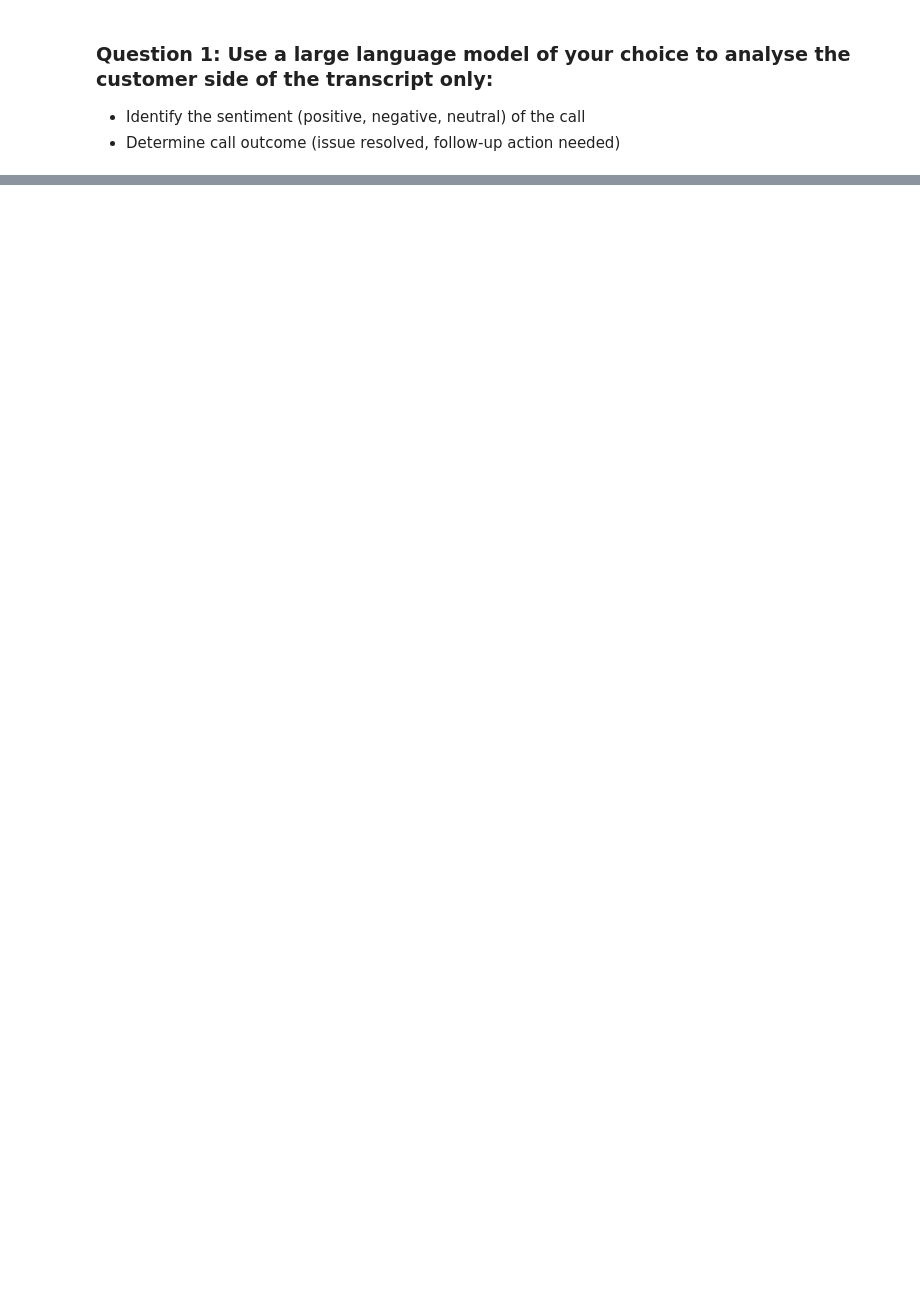
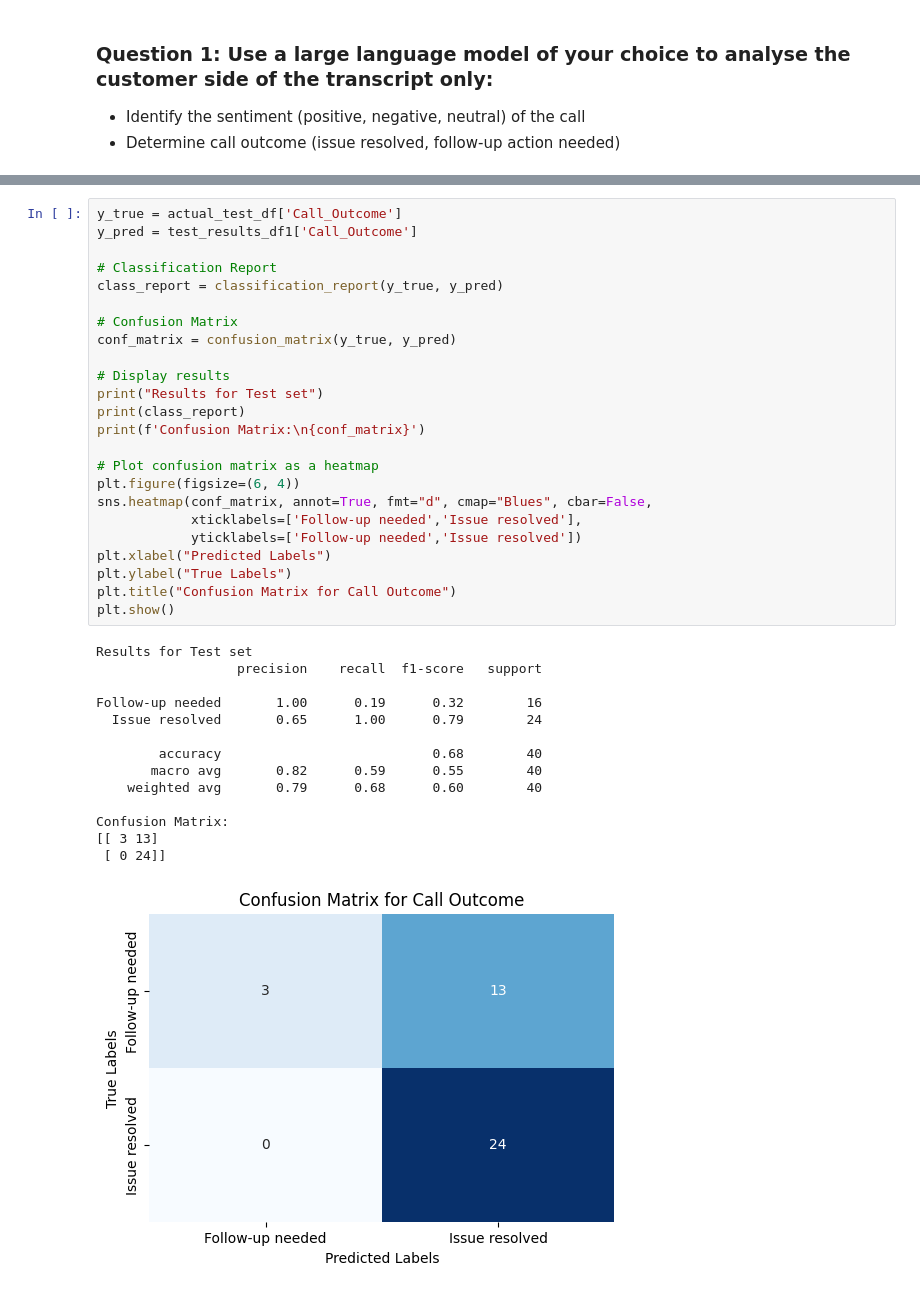
Before and after one commit to arpitmaheshwari213/AXA_LLM_Assignment, a Jupyter notebook: src/Transcript_Analysis_Using_LLM.ipynb, the cells around one changed output, grey strips where cells are left out. Drawn from its saved outputs; the diff is of its cells as text; blank space fills up the shorter version.

```diff
--- a/src/Transcript_Analysis_Using_LLM.ipynb
+++ b/src/Transcript_Analysis_Using_LLM.ipynb
@@ -228,0 +406,39 @@ result_df.to_csv("../test/LLM_output_160_199.csv",index=False)
+# %%
+y_true = actual_test_df['Call_Outcome']
+y_pred = test_results_df1['Call_Outcome']
+
+# Classification Report
+class_report = classification_report(y_true, y_pred)
+
+# Confusion Matrix
+conf_matrix = confusion_matrix(y_true, y_pred)
+
+# Display results
+print("Results for Test set")
+print(class_report)
+print(f'Confusion Matrix:\n{conf_matrix}')
+
+# Plot confusion matrix as a heatmap
+plt.figure(figsize=(6, 4))
+sns.heatmap(conf_matrix, annot=True, fmt="d", cmap="Blues", cbar=False,
+            xticklabels=['Follow-up needed','Issue resolved'],
+            yticklabels=['Follow-up needed','Issue resolved'])
+plt.xlabel("Predicted Labels")
+plt.ylabel("True Labels")
+plt.title("Confusion Matrix for Call Outcome")
+plt.show()
+# %% [output]
+Results for Test set
+                  precision    recall  f1-score   support
+
+Follow-up needed       1.00      0.19      0.32        16
+  Issue resolved       0.65      1.00      0.79        24
+
+        accuracy                           0.68        40
+       macro avg       0.82      0.59      0.55        40
+    weighted avg       0.79      0.68      0.60        40
+
+Confusion Matrix:
+[[ 3 13]
+ [ 0 24]]
+[figure, added]
```
Also changed, not shown: parts of 14 cells of this notebook.
